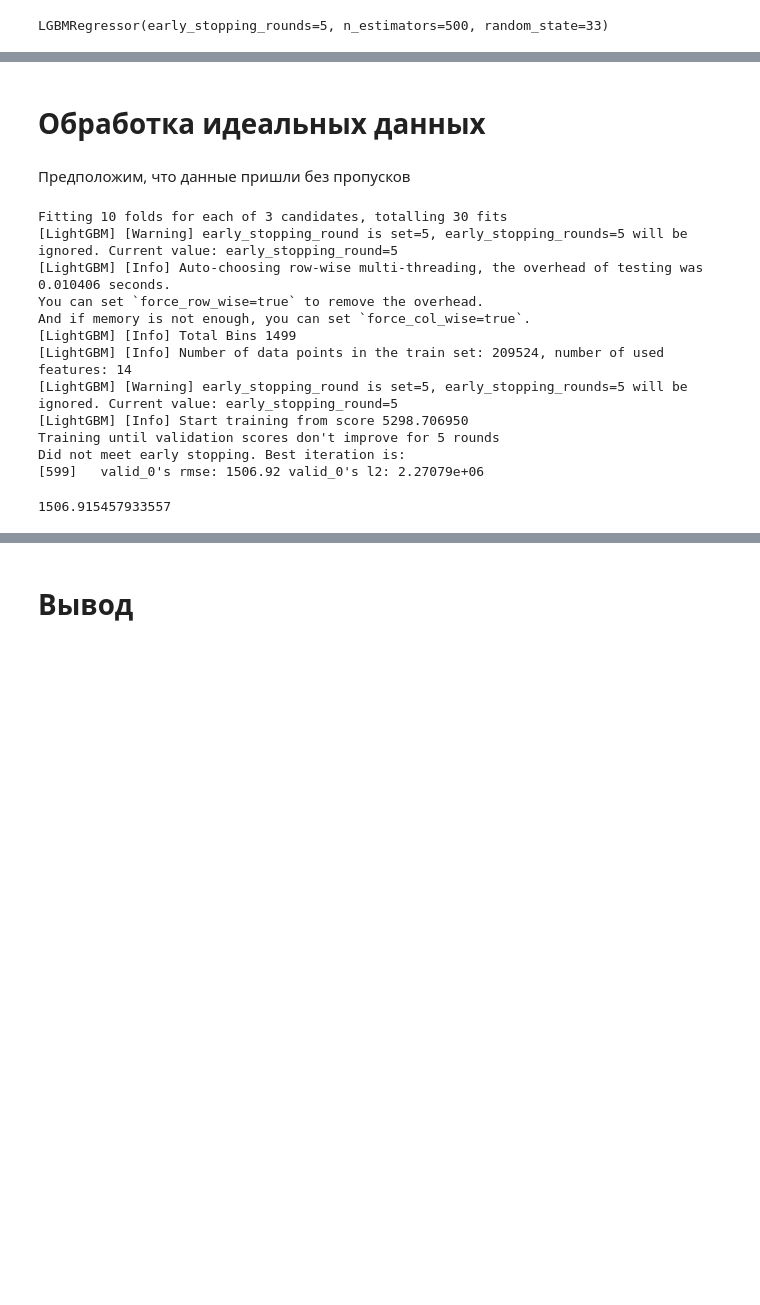
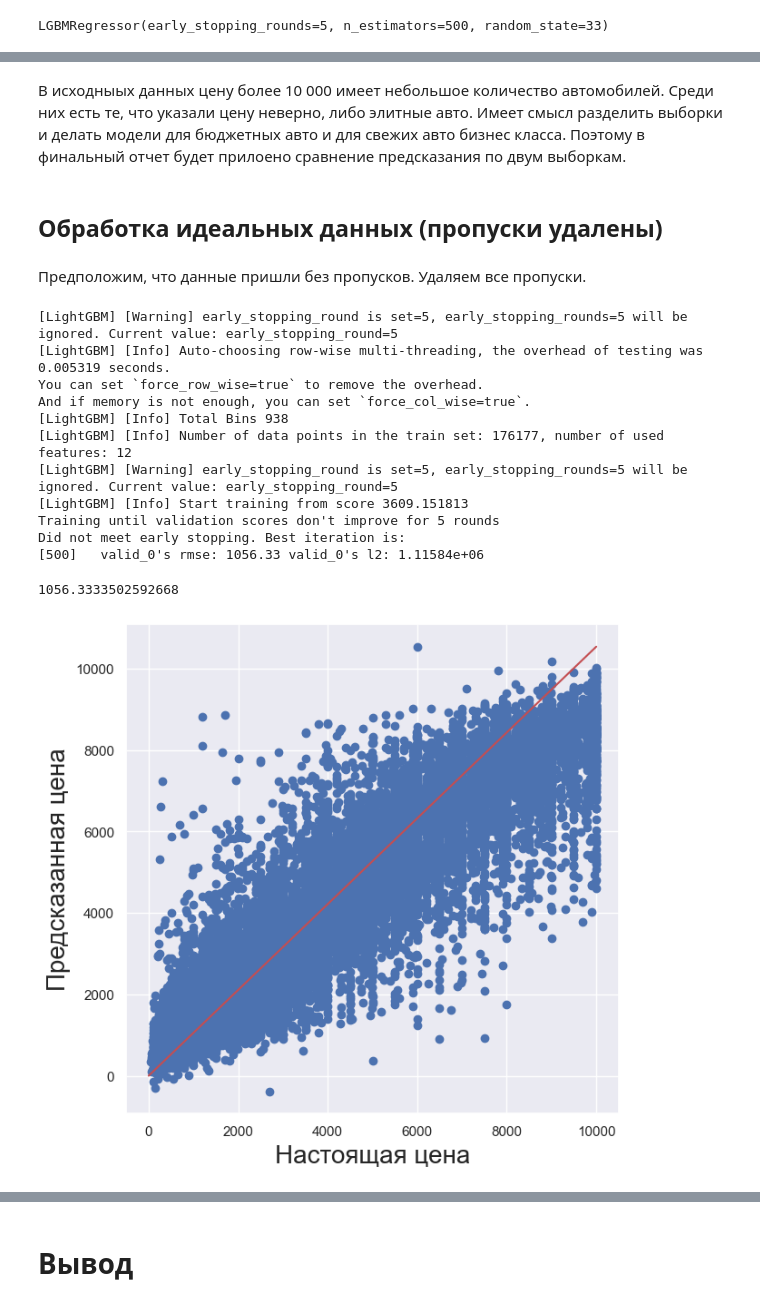
Before and after one commit to Gvozdyara/ml-tariff-classification, a Jupyter notebook: Задача 2 оценка стоимости авто/price.ipynb, the cells around one changed output, grey strips where cells are left out. Drawn from its saved outputs; the diff is of its cells as text; code cells hidden in the pictures; blank space fills up the shorter version.

```diff
--- a/Задача 2 оценка стоимости авто/price.ipynb
+++ b/Задача 2 оценка стоимости авто/price.ipynb
@@ -223,6 +225,7 @@ df.FuelType = df.FuelType.replace(to_replace="gasoline", value="petrol")
 df = (df.drop(df.loc[(df.Model.isnull()) & (df.Power.isnull())].index)
    .drop(df.loc[(df.Repaired.isnull()) & (df.Kilometer.isnull())].index)
    .drop(df.loc[(df.RegistrationYear.isnull()) &(df.Model.isnull())].index)
+   .drop(df.loc[(df.RegistrationYear.isnull()) &(df.Kilometer.isnull())].index)
          )
 # %% [markdown]
 ### Заполнение категорий
@@ -463,8 +468,11 @@ LGBMRegressor(early_stopping_rounds=5, n_estimators=500, random_state=33)
+# %% [markdown]
+В исходныых данных цену более 10 000 имеет небольшое количество автомобилей. Среди них есть те, что указали цену неверно, либо элитные авто. Имеет смысл разделить выборки и делать модели для бюджетных авто и для свежих авто бизнес класса. Поэтому в финальный отчет будет прилоено сравнение предсказания по двум выборкам.
 # %% [markdown]
-# Обработка идеальных данных
+## Обработка идеальных данных (пропуски удалены)
 # %% [markdown]
-Предположим, что данные пришли без пропусков
+Предположим, что данные пришли без пропусков. Удаляем все пропуски.
 # %%
+# Получение данных и преобразование типов
 df = pd.read_csv("autos.csv")
 if df.duplicated().sum():
     df = df.drop_duplicates()
@@ -476,7 +484,9 @@ categorical_cols = ["VehicleType", "Gearbox", "FuelType", "Brand", "Model", "Rep
 for category in categorical_cols:
     df[category] = df[category].astype("category")
 
-df = df.loc[df.Price > 1]
+# Фильтрация некорректных данных
+df = df.loc[df.Price.between(50, 10000)]
+# df = df.loc[df.Price > 1]
 
 df['Power'] = df.Power.where(df.Power.between(10, 600))
 
@@ -505,11 +515,15 @@ for category in categorical_cols:
     categories_map[category] = map_
     df[category] = df[category].map(map_).astype("Int16")
 
+df.drop(columns=["DateCrawled", "LastSeen", "NumberOfPictures"], inplace=True)
+
+# Скалирование и обучение модели для предсказания цены
 X = df.drop('Price', axis=1)
 y = df['Price']
-scaler = StandardScaler()
-scaler.fit(X)
-X = scaler.transform(X)
+
+# scaler = StandardScaler()
+# scaler.fit(X)
+# X = scaler.transform(X)
 X = pd.DataFrame(X, index=y.index, columns=df.drop("Price", axis=1).columns)
 X_train, X_test, y_train, y_test = train_test_split(
     X, y, test_size=0.1, random_state=RANDOM_SEED)
@@ -522,21 +536,31 @@ param_grid = {
 # gbm.fit(X_train,  y_train, eval_set=[(X_test, y_test)], eval_metric='rmse')
 
 gbm = lightgbm.LGBMRegressor(random_state=33, early_stopping_rounds = 5)
-grid_search = GridSearchCV(gbm, param_grid = param_grid,
-                          cv = 10, n_jobs = -1, verbose = 4)
-grid_search.fit(X_train,  y_train, eval_set=[(X_test, y_test)], eval_metric='rmse')
-root_mean_squared_error(y_test, grid_search.predict(X_test))
+ideal_grid_search = GridSearchCV(gbm, param_grid = param_grid,
+                          cv = 4, n_jobs = -1, verbose = 0)
+ideal_grid_search.fit(X_train,  y_train, eval_set=[(X_test, y_test)], eval_metric='rmse')
+root_mean_squared_error(y_test, ideal_grid_search.predict(X_test))
 # %% [output]
-Fitting 10 folds for each of 3 candidates, totalling 30 fits
 [LightGBM] [Warning] early_stopping_round is set=5, early_stopping_rounds=5 will be ignored. Current value: early_stopping_round=5
-[LightGBM] [Info] Auto-choosing row-wise multi-threading, the overhead of testing was 0.010406 seconds.
+[LightGBM] [Info] Auto-choosing row-wise multi-threading, the overhead of testing was 0.005319 seconds.
 You can set `force_row_wise=true` to remove the overhead.
 And if memory is not enough, you can set `force_col_wise=true`.
-[LightGBM] [Info] Total Bins 1499
-[LightGBM] [Info] Number of data points in the train set: 209524, number of used features: 14
+[LightGBM] [Info] Total Bins 938
+[LightGBM] [Info] Number of data points in the train set: 176177, number of used features: 12
 [LightGBM] [Warning] early_stopping_round is set=5, early_stopping_rounds=5 will be ignored. Current value: early_stopping_round=5
-[LightGBM] [Info] Start training from score 5298.706950
+[LightGBM] [Info] Start training from score 3609.151813
 Training until validation scores don't improve for 5 rounds
 Did not meet early stopping. Best iteration is:
-[599]   valid_0's rmse: 1506.92 valid_0's l2: 2.27079e+06
+[500]   valid_0's rmse: 1056.33 valid_0's l2: 1.11584e+06
-1506.915457933557
+1056.3333502592668
+# %%
+test_values = y_test
+test_predictions_linear = ideal_grid_search.predict(X_test)
+
+plt.figure(figsize=(7, 7))
+plt.scatter(test_values, test_predictions_linear) # рисуем точки, соответствущие парам настоящее значение - прогноз
+plt.plot([0, max(test_values)], [0, max(test_predictions_linear)], c="r")  # рисуем прямую, на которой предсказания и настоящие значения совпадают
+plt.xlabel('Настоящая цена', fontsize=20)
+plt.ylabel('Предсказанная цена', fontsize=20);
+# %% [output]
+[figure, added]
```
Also changed, not shown: parts of 23 cells of this notebook, 2 other files.
